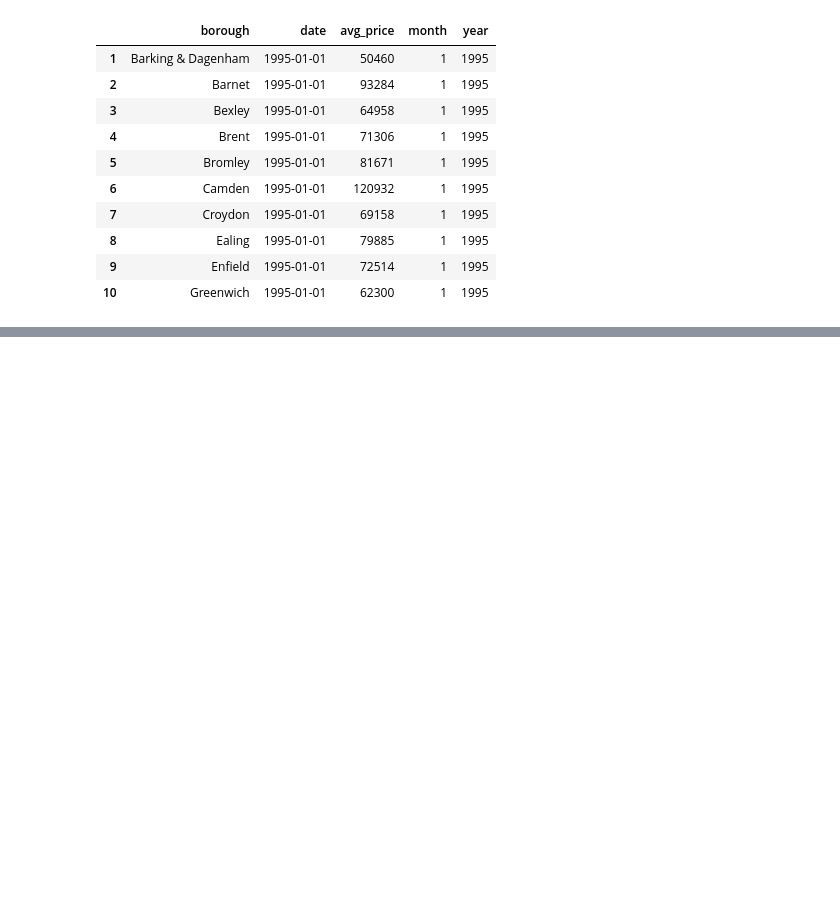
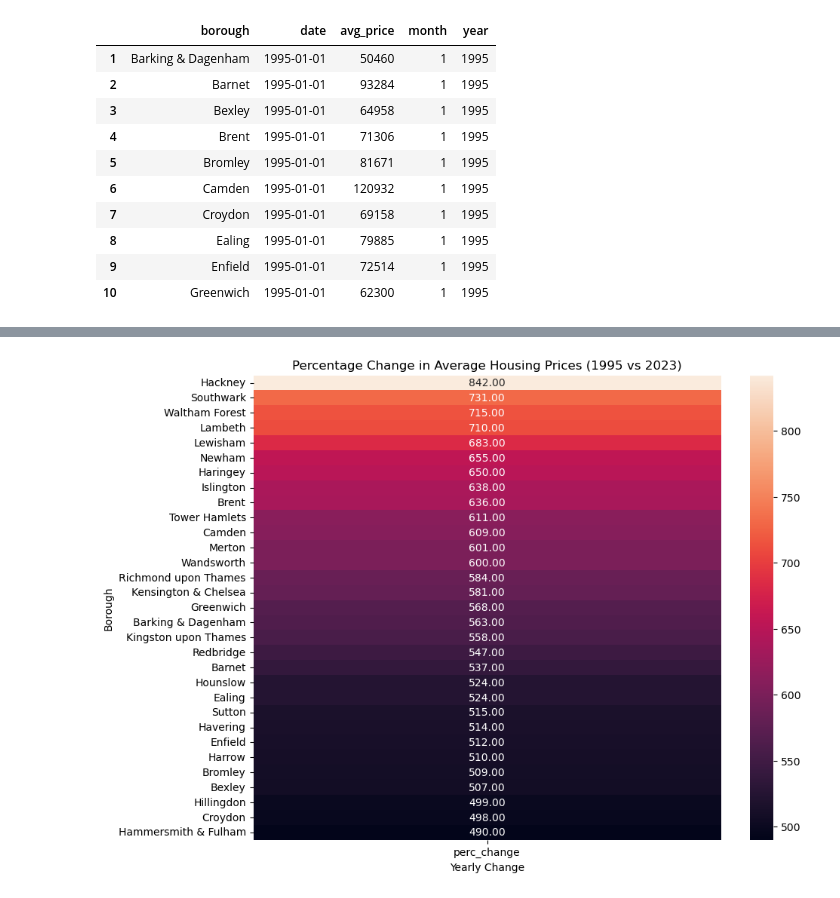
Before and after one commit to dezertdweller/springboard-data-science-projects, a Jupyter notebook: london-housing-analysis.ipynb, the cells around one changed output, grey strips where cells are left out. Cells and saved outputs as stored; diff of their text form; code cells hidden in the pictures; blank space fills up the shorter version.

```diff
--- a/london-housing-analysis.ipynb
+++ b/london-housing-analysis.ipynb
@@ -788,0 +495,8 @@ We hope you enjoyed this practical project. It should have consolidated your dat
+# %%
+# subset london borough dataset to only include information for 1995 and 2023
+boroughs_subset_1995_2023 = london_boroughs[london_boroughs['year'].isin([1995, 2023])]
+
+# group by borogh name and year
+boroughs_subset_avg_price = boroughs_subset_1995_2023.pivot_table(values='avg_price', index='borough', columns='year', aggfunc='mean').round().reset_index()
+
+boroughs_subset_avg_price
@@ -788,0 +523,9 @@ We hope you enjoyed this practical project. It should have consolidated your dat
+# %%
+# calculate percent change in average price for each borough between 2 years
+boroughs_subset_avg_price['perc_change'] = (((boroughs_subset_avg_price[2023] - boroughs_subset_avg_price[1995])/ boroughs_subset_avg_price[1995]) * 100).round()
+
+# calculate the change in gbp for each boroguh between the 2 years
+boroughs_subset_avg_price['gbp_change'] = boroughs_subset_avg_price[2023] - boroughs_subset_avg_price[1995]
+
+# sorty by percent change in descending order
+boroughs_subset_avg_price.sort_values('perc_change', ascending=False)
@@ -788,0 +550,18 @@ We hope you enjoyed this practical project. It should have consolidated your dat
+# %%
+# import seaborn to create heatmap visualziation
+import seaborn as sns
+
+# subset data for the borough name and percent change column
+heatmap_data = boroughs_subset_avg_price[['borough', 'perc_change']].sort_values('perc_change', ascending=False).set_index('borough')
+
+# Creating the heatmap
+plt.figure(figsize=(10, 8))
+sns.heatmap(data=heatmap_data, annot=True, fmt=".2f")
+
+plt.title('Percentage Change in Average Housing Prices (1995 vs 2023)')
+plt.xlabel('Yearly Change')
+plt.ylabel('Borough')
+
+plt.show()
+# %% [output]
+[figure, added]
```
Also changed, not shown: parts of 40 cells of this notebook.
